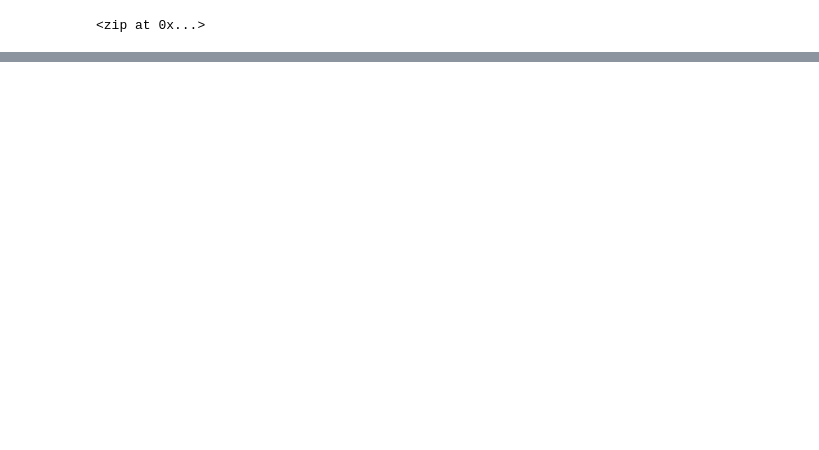
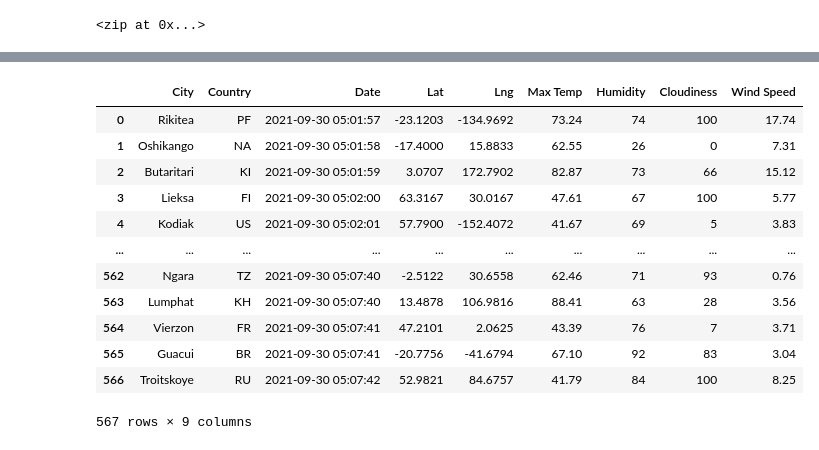
Before and after one commit to AleeAlette1/World_Weather_Analysis, a Jupyter notebook: WeatherPy.ipynb, the cells around one changed output, grey strips where cells are left out. Saved outputs shown, nothing was run; the diff lists cells and outputs as text; code cells hidden in the pictures; blank space fills up the shorter version.

Commit message:
Modification to .gitignore and adding WeatherPy file

```diff
--- a/WeatherPy.ipynb
+++ b/WeatherPy.ipynb
@@ -33,0 +40,4 @@ len(cities)
+# %%
+# Starting URL for Weather Map API Call.
+url = "http://api.openweathermap.org/data/2.5/weather?units=Imperial&APPID=" + weather_api_key
+print(url)
@@ -33,0 +132,4 @@ len(cities)
+# %%
+# Convert the array of dictionaries to a Pandas DataFrame.
+city_data_df = pd.DataFrame(city_data)
+city_data_df.head(10)
@@ -33,0 +148,20 @@ len(cities)
+# %%
+new_column_order = ["City", "Country", "Date", "Lat", "Lng", "Max Temp", "Humidity", "Cloudiness", "Wind Speed"]
+# %%
+city_data_df = city_data_df[new_column_order]
+# %%
+city_data_df
+# %% [output]
+|  | City | Country | Date | Lat | Lng | Max Temp | Humidity | Cloudiness | Wind Speed |
+| 0 | Rikitea | PF | 2021-09-30 05:01:57 | -23.1203 | -134.9692 | 73.24 | 74 | 100 | 17.74 |
+| 1 | Oshikango | NA | 2021-09-30 05:01:58 | -17.4000 | 15.8833 | 62.55 | 26 | 0 | 7.31 |
+| 2 | Butaritari | KI | 2021-09-30 05:01:59 | 3.0707 | 172.7902 | 82.87 | 73 | 66 | 15.12 |
+| 3 | Lieksa | FI | 2021-09-30 05:02:00 | 63.3167 | 30.0167 | 47.61 | 67 | 100 | 5.77 |
+| 4 | Kodiak | US | 2021-09-30 05:02:01 | 57.7900 | -152.4072 | 41.67 | 69 | 5 | 3.83 |
+| ... | ... | ... | ... | ... | ... | ... | ... | ... | ... |
+| 562 | Ngara | TZ | 2021-09-30 05:07:40 | -2.5122 | 30.6558 | 62.46 | 71 | 93 | 0.76 |
+| 563 | Lumphat | KH | 2021-09-30 05:07:40 | 13.4878 | 106.9816 | 88.41 | 63 | 28 | 3.56 |
+| 564 | Vierzon | FR | 2021-09-30 05:07:41 | 47.2101 | 2.0625 | 43.39 | 76 | 7 | 3.71 |
+| 565 | Guacui | BR | 2021-09-30 05:07:41 | -20.7756 | -41.6794 | 67.10 | 92 | 83 | 3.04 |
+| 566 | Troitskoye | RU | 2021-09-30 05:07:42 | 52.9821 | 84.6757 | 41.79 | 84 | 100 | 8.25 |
+567 rows × 9 columns
```
Also changed, not shown: parts of 8 cells of this notebook, 3 other files.
